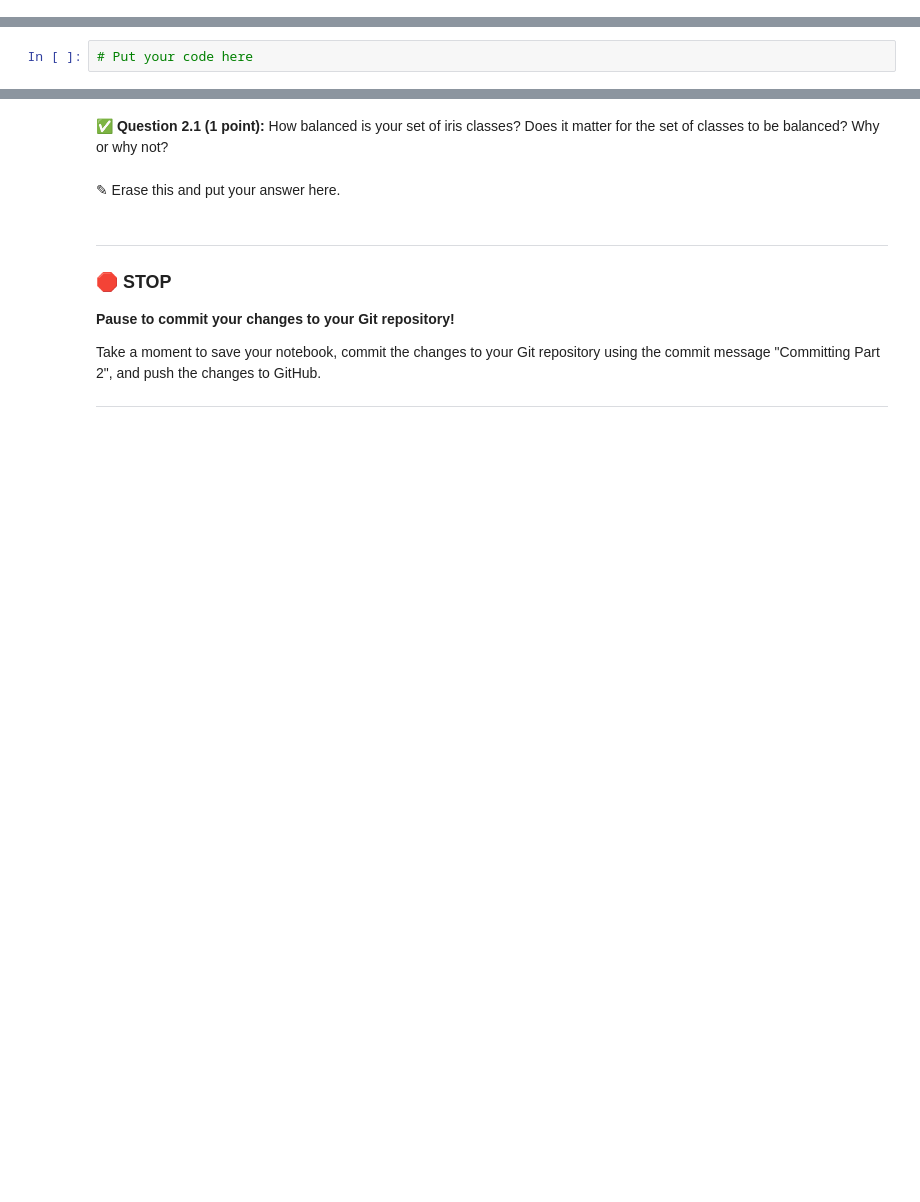
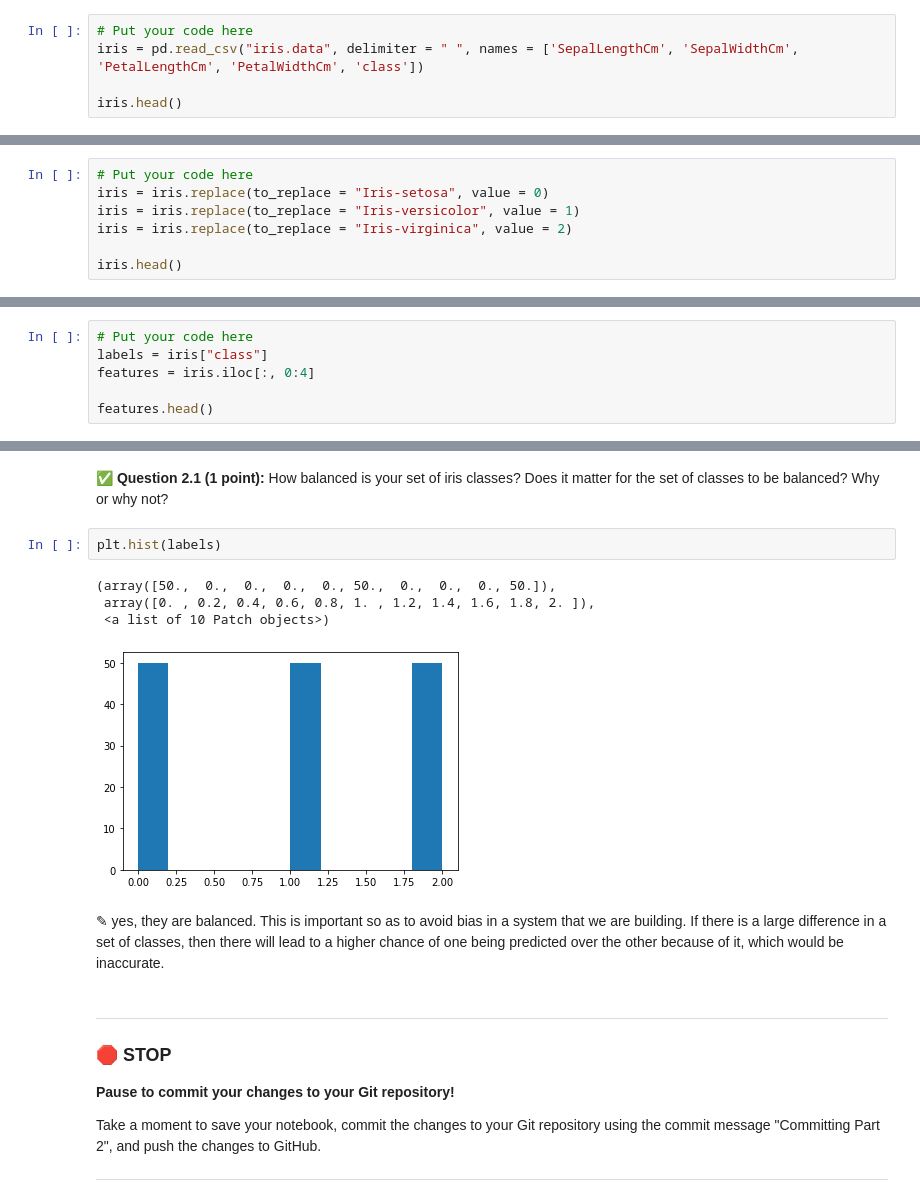
Before and after one commit to bryantp4/cmse202-s21-turnin, a Jupyter notebook: hw-05/HW-05_SVMandPCA-STUDENT.ipynb, the cells around one changed output, grey strips where cells are left out. Cells and saved outputs as stored; diff of their text form; blank space fills up the shorter version.

```diff
--- a/hw-05/HW-05_SVMandPCA-STUDENT.ipynb
+++ b/hw-05/HW-05_SVMandPCA-STUDENT.ipynb
@@ -90,0 +99,5 @@ Display the DataFrame to make sure it looks reasonable. You should have **5 colu
+# %%
+# Put your code here
+iris = pd.read_csv("iris.data", delimiter = " ", names = ['SepalLengthCm', 'SepalWidthCm', 'PetalLengthCm', 'PetalWidthCm', 'class'])
+
+iris.head()
@@ -106,0 +125,7 @@ Once you've replaced the labels, display your DataFrame and confirm that it look
+# %%
+# Put your code here
+iris = iris.replace(to_replace = "Iris-setosa", value = 0)
+iris = iris.replace(to_replace = "Iris-versicolor", value = 1)
+iris = iris.replace(to_replace = "Iris-virginica", value = 2)
+
+iris.head()
@@ -112,3 +144,7 @@ As we've seen when working with `sklearn` it can be much easier to work with the
 **&#9989; Task 2.3 (1 point):** Split your DataFrame so that you have two separate DataFrames, one called `features`, which contains all of the iris features, and one called `labels`, which contains all of the *new* iris integer labels you just created.
 # %%
 # Put your code here
+labels = iris["class"]
+features = iris.iloc[:, 0:4]
+
+features.head()
@@ -115,7 +158,14 @@ As we've seen when working with `sklearn` it can be much easier to work with the
 # %% [markdown]
 &#9989; **Question 2.1 (1 point):** How balanced is your set of iris classes? Does it matter for the set of classes to be balanced? Why or why not?
-# %% [markdown]
-<font size=+3>&#9998;</font> Erase this and put your answer here.
+# %%
+plt.hist(labels)
+# %% [output]
+(array([50.,  0.,  0.,  0.,  0., 50.,  0.,  0.,  0., 50.]),
+ array([0. , 0.2, 0.4, 0.6, 0.8, 1. , 1.2, 1.4, 1.6, 1.8, 2. ]),
+ <a list of 10 Patch objects>)
+[figure, added]
+# %% [markdown]
+<font size=+3>&#9998;</font> yes, they are balanced. This is important so as to avoid bias in a system that we are building. If there is a large difference in a set of classes, then there will lead to a higher chance of one being predicted over the other because of it, which would be inaccurate.
 # %% [markdown]
 ---
 ### &#128721; STOP
```
Also changed, not shown: parts of 6 cells of this notebook.
